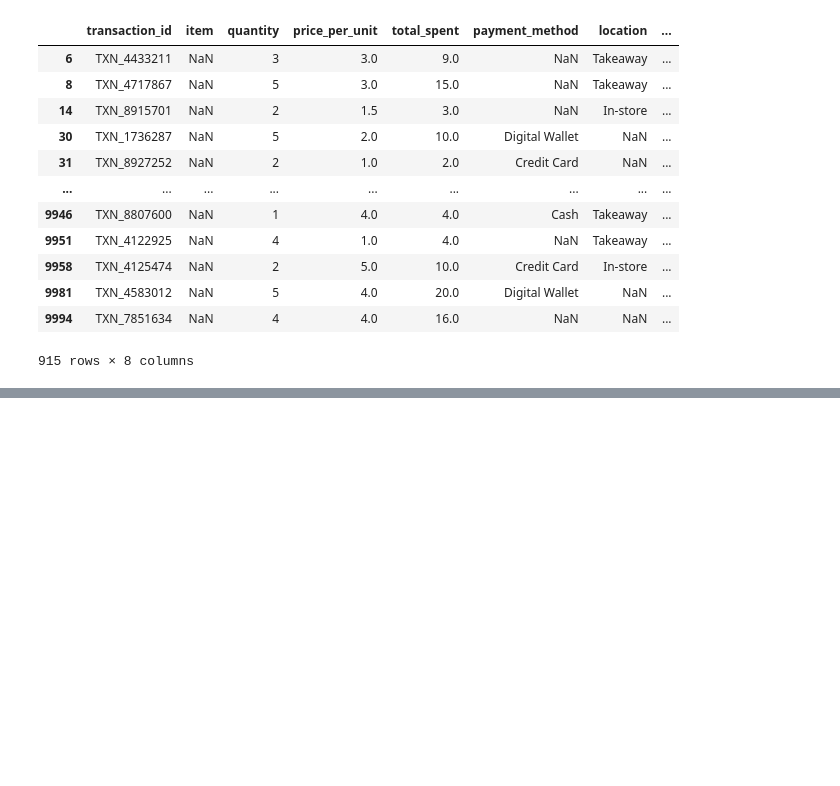
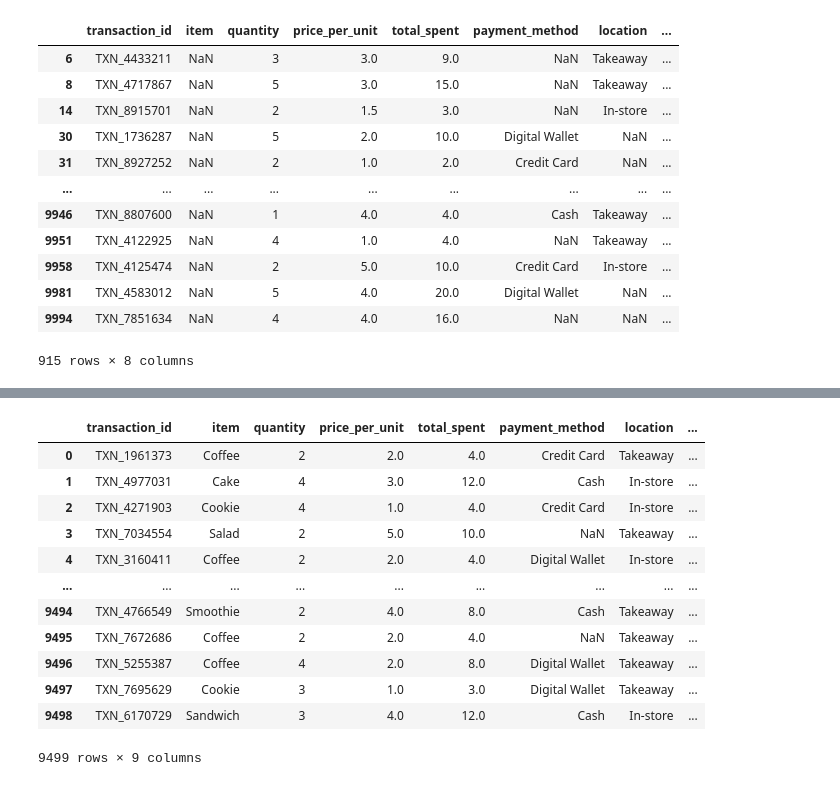
Before and after one commit to CEPHAL0/python_workshop_evening, a Jupyter notebook: data_science/cafe_sales.ipynb, the cells around one changed output, grey strips where cells are left out. Saved outputs shown, nothing was run; the diff lists cells and outputs as text; code cells hidden in the pictures; blank space fills up the shorter version.

```diff
--- a/data_science/cafe_sales.ipynb
+++ b/data_science/cafe_sales.ipynb
@@ -382,0 +498,2 @@ df[['item', 'location']].value_counts().reset_index().sort_values(by=['item'])
+# %%
+df.loc[df['location'].isna(), 'location'] = df['location'].mode()[0]
@@ -382,0 +518,4 @@ df[['item', 'location']].value_counts().reset_index().sort_values(by=['item'])
+# %%
+# Calculate the mode of payment_method for each item
+payment_mode = df.groupby('item')['payment_method'].apply(lambda x: x.mode()[0]).reset_index()
+payment_mode
@@ -382,0 +532,22 @@ df[['item', 'location']].value_counts().reset_index().sort_values(by=['item'])
+# %%
+# Merge the mode and original dataframe to access the mode values for each item
+df = pd.merge(df, payment_mode, on='item', how='left')
+# %%
+# Rename the columns
+df = df.rename(columns={'payment_method_x':'payment_method', 'payment_method_y':'payment_method_mode'})
+# %%
+df
+# %% [output]
+|  | transaction_id | item | quantity | price_per_unit | total_spent | payment_method | location | ... |
+| 0 | TXN_1961373 | Coffee | 2 | 2.0 | 4.0 | Credit Card | Takeaway | ... |
+| 1 | TXN_4977031 | Cake | 4 | 3.0 | 12.0 | Cash | In-store | ... |
+| 2 | TXN_4271903 | Cookie | 4 | 1.0 | 4.0 | Credit Card | In-store | ... |
+| 3 | TXN_7034554 | Salad | 2 | 5.0 | 10.0 | NaN | Takeaway | ... |
+| 4 | TXN_3160411 | Coffee | 2 | 2.0 | 4.0 | Digital Wallet | In-store | ... |
+| ... | ... | ... | ... | ... | ... | ... | ... | ... |
+| 9494 | TXN_4766549 | Smoothie | 2 | 4.0 | 8.0 | Cash | Takeaway | ... |
+| 9495 | TXN_7672686 | Coffee | 2 | 2.0 | 4.0 | NaN | Takeaway | ... |
+| 9496 | TXN_5255387 | Coffee | 4 | 2.0 | 8.0 | Digital Wallet | Takeaway | ... |
+| 9497 | TXN_7695629 | Cookie | 3 | 1.0 | 3.0 | Digital Wallet | Takeaway | ... |
+| 9498 | TXN_6170729 | Sandwich | 3 | 4.0 | 12.0 | Cash | In-store | ... |
+9499 rows × 9 columns
```
Also changed, not shown: parts of 23 cells of this notebook, 5 other files.
